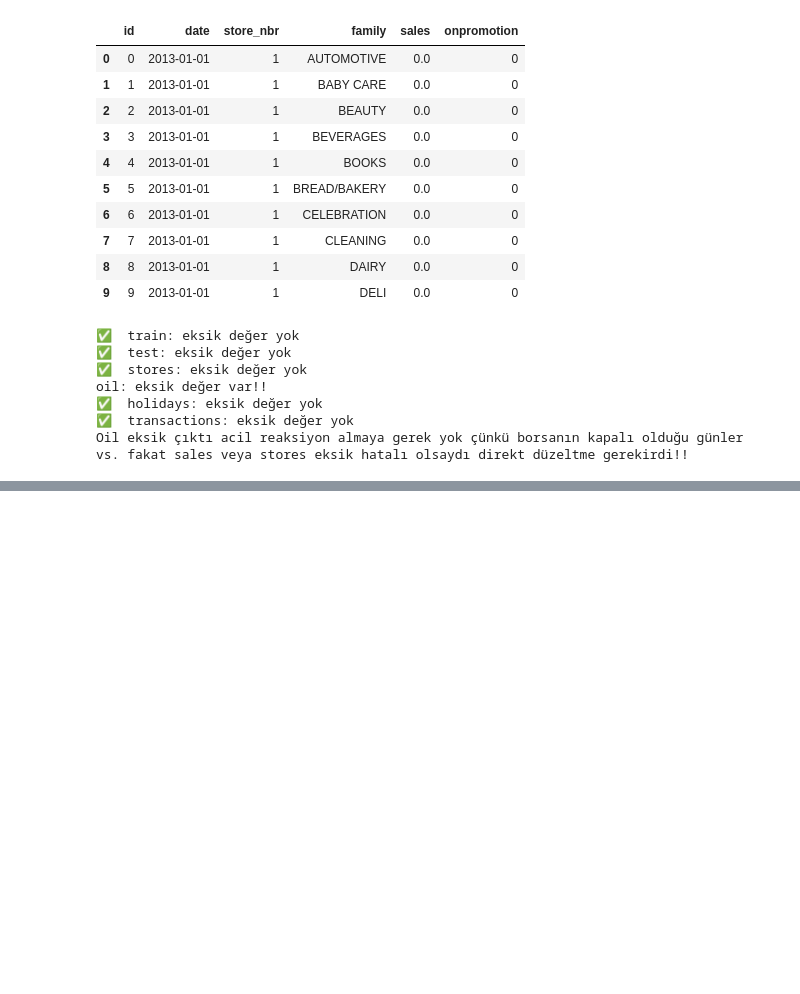
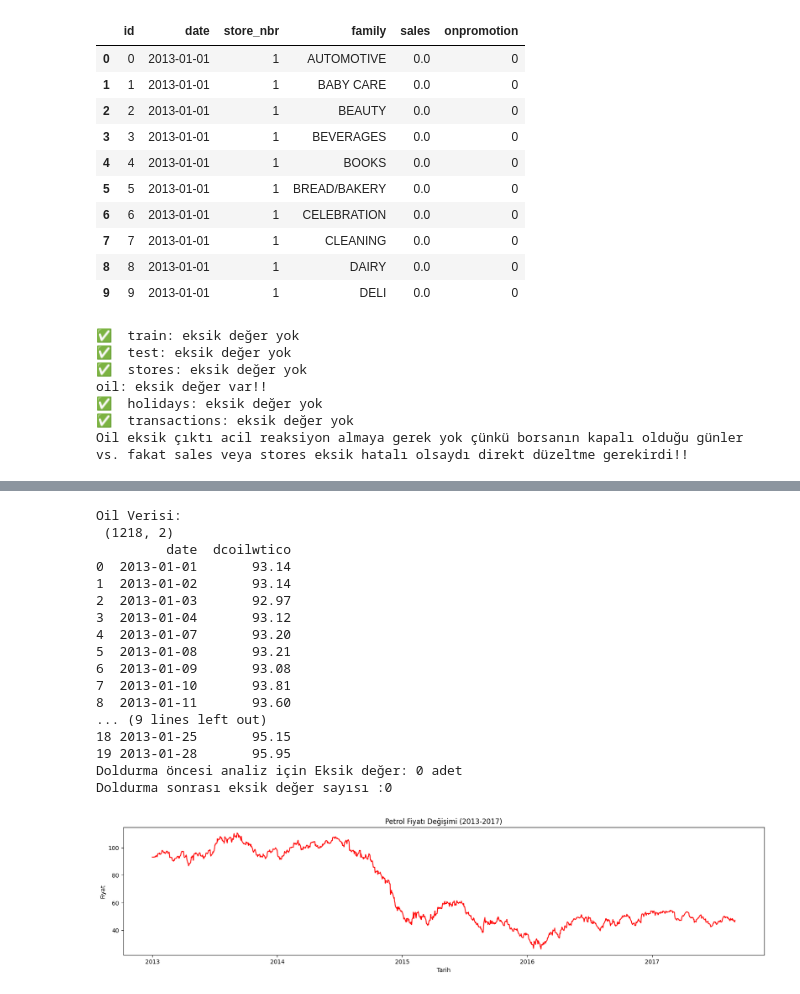
Before and after one commit to beratmertkayacan/kaggle-store-sales, a Jupyter notebook: notebooks/01_eda.ipynb, the cells around one changed output, grey strips where cells are left out. Cells and saved outputs as stored; diff of their text form; code cells hidden in the pictures; blank space fills up the shorter version.

```diff
--- a/notebooks/01_eda.ipynb
+++ b/notebooks/01_eda.ipynb
@@ -152,0 +279,36 @@ print("-> Yılsonu (aralık ayı) artış: Noel etkisi")
+# %%
+#TASK-8: Petrol fiyat etkisi
+print('Oil Verisi: \n', oil.shape )
+print(oil.head(20))
+print(f"Doldurma öncesi analiz için Eksik değer: {oil['dcoilwtico'].isnull().sum()} adet")
+
+#eksik verileri doldur(borsa tatilleri ffill ile önceki günün değerini ata)
+oil['dcoilwtico'] = oil['dcoilwtico'].ffill().bfill()  #.bfill ile sonraki günün değerini ata eğer önceki günde veri yoksa
+print(f"Doldurma sonrası eksik değer sayısı :{oil['dcoilwtico'].isnull().sum()}")
+
+#Fiyatın zamanla değişimi (LineChart)
+plt.figure(figsize=(20,4))
+plt.plot(oil['date'],oil['dcoilwtico'], color='red')
+plt.title('Petrol Fiyatı Değişimi (2013-2017)')
+plt.xlabel('Tarih')
+plt.ylabel('Fiyat')
+plt.show()
+# %% [output]
+Oil Verisi:
+ (1218, 2)
+         date  dcoilwtico
+0  2013-01-01       93.14
+1  2013-01-02       93.14
+2  2013-01-03       92.97
+3  2013-01-04       93.12
+4  2013-01-07       93.20
+5  2013-01-08       93.21
+6  2013-01-09       93.08
+7  2013-01-10       93.81
+8  2013-01-11       93.60
+... (9 lines left out)
+18 2013-01-25       95.15
+19 2013-01-28       95.95
+Doldurma öncesi analiz için Eksik değer: 0 adet
+Doldurma sonrası eksik değer sayısı :0
+[figure, added]
```
Also changed, not shown: parts of 13 cells of this notebook, 1 other file.
